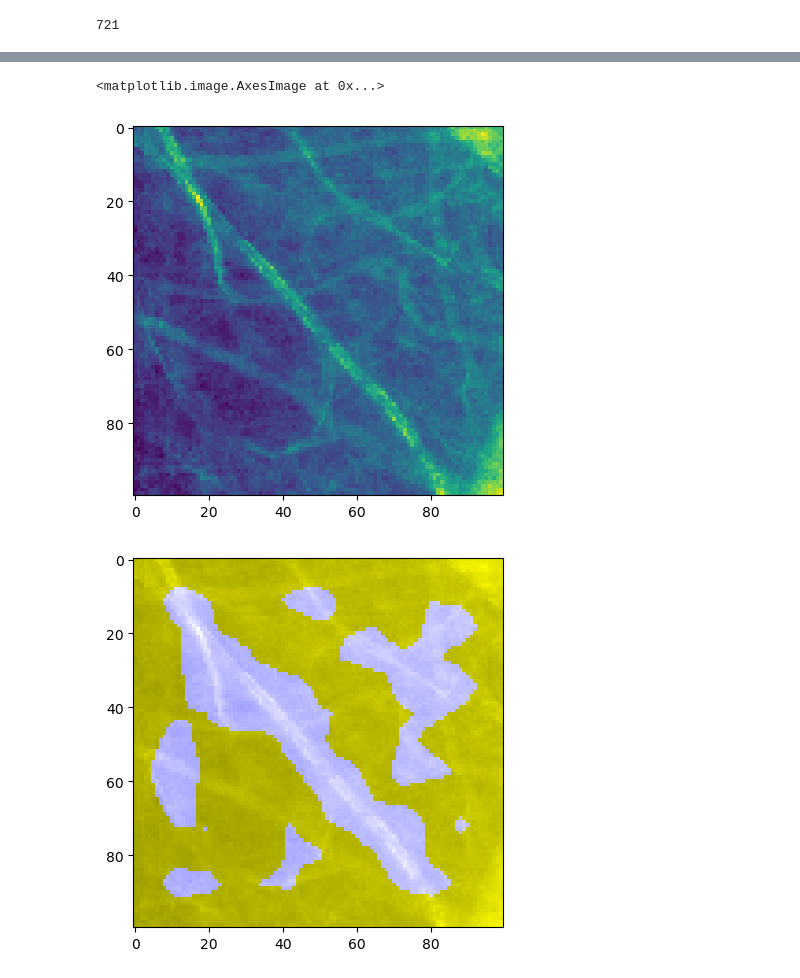
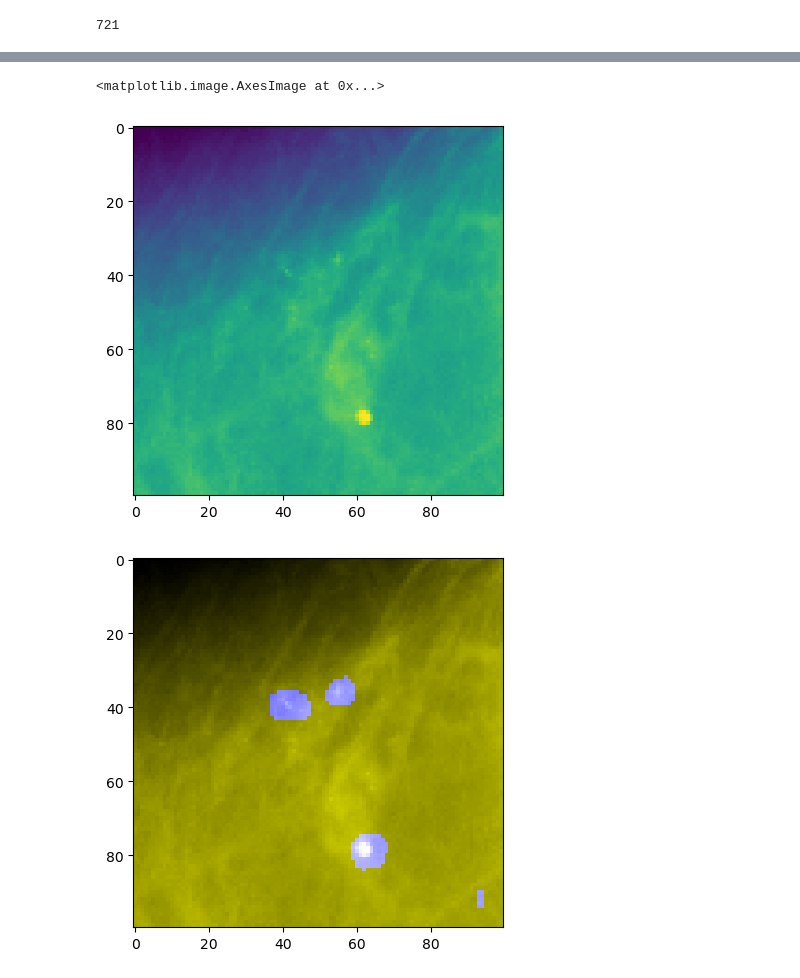
Before and after one commit to masoudhashemi/ddsm-mammography, a Jupyter notebook: gradcam-explaination.ipynb, the cells around one changed output, grey strips where cells are left out. Saved outputs shown, nothing was run; the diff lists cells and outputs as text; code cells hidden in the pictures.

```diff
--- a/gradcam-explaination.ipynb
+++ b/gradcam-explaination.ipynb
@@ -72,3 +119,5 @@ pd.DataFrame(res_dic).T.apply(lambda x: round(x/x.sum()*100, 2), axis=1).plot.ba
+# %%
+wrp_model = ModelWrapper(model, model.layer1)
 # %%
 inds = np.where((labels==1) | (labels==3))[0]
 
@@ -124 +142,4 @@ torch.Size([13, 13])
+# %%
+ind = 1
+grad_cam = wrp_model.grad_cam(im[ind])
 # %%
@@ -130,11 +151,11 @@ plt.imshow(grad_cam_)
 # %%
-gim = im[0].permute(1,2,0).numpy()[...,0]
+gim = im[ind].permute(1,2,0).numpy()[...,0]
 gim = gim / gim.max()
 plt.imshow(gim)
 plt.figure()
-gim = np.stack([gim, gim, grad_cam_ > 0.3], axis=2)
+gim = np.stack([gim, gim, grad_cam > 0.3], axis=2)
 plt.imshow(gim)
 # %% [output]
 <matplotlib.image.AxesImage at 0x...>
-[figure, old version]
+[figure, new version]
-[figure, old version]
+[figure, new version]
```
Also changed, not shown: parts of 9 cells of this notebook.
